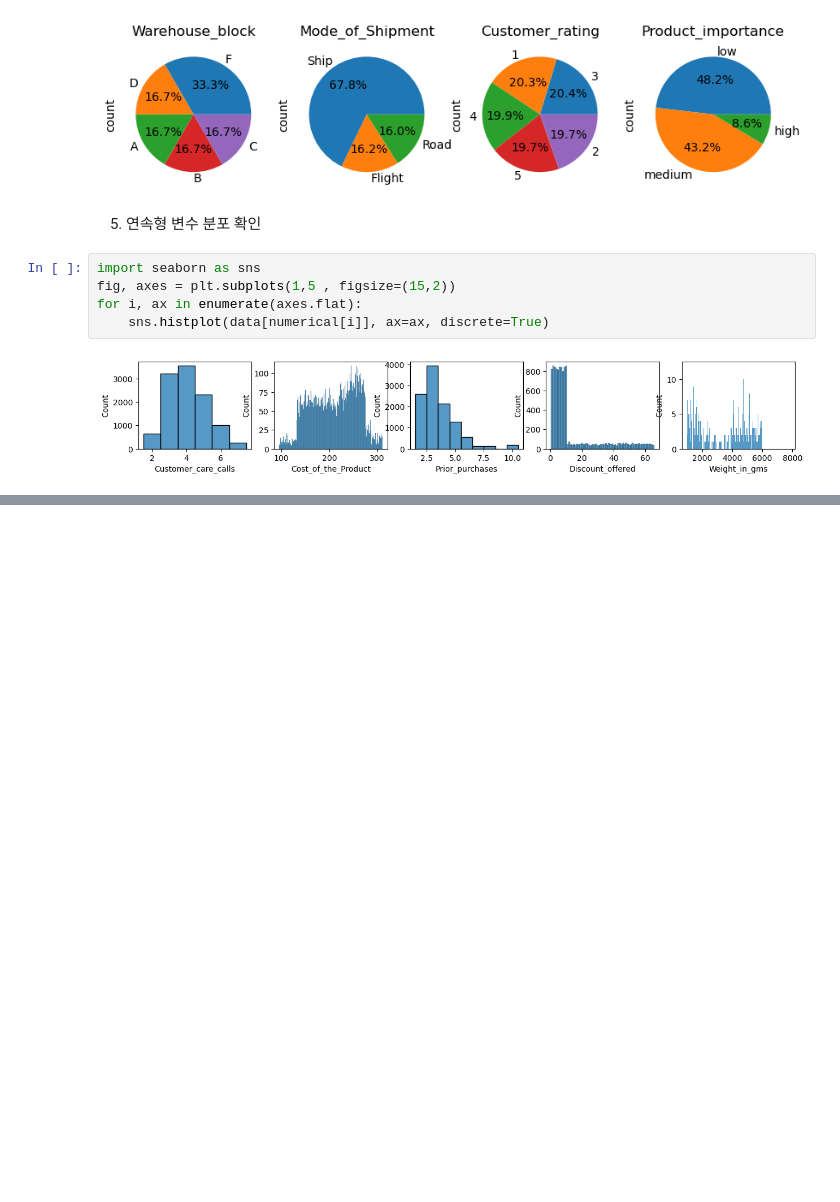
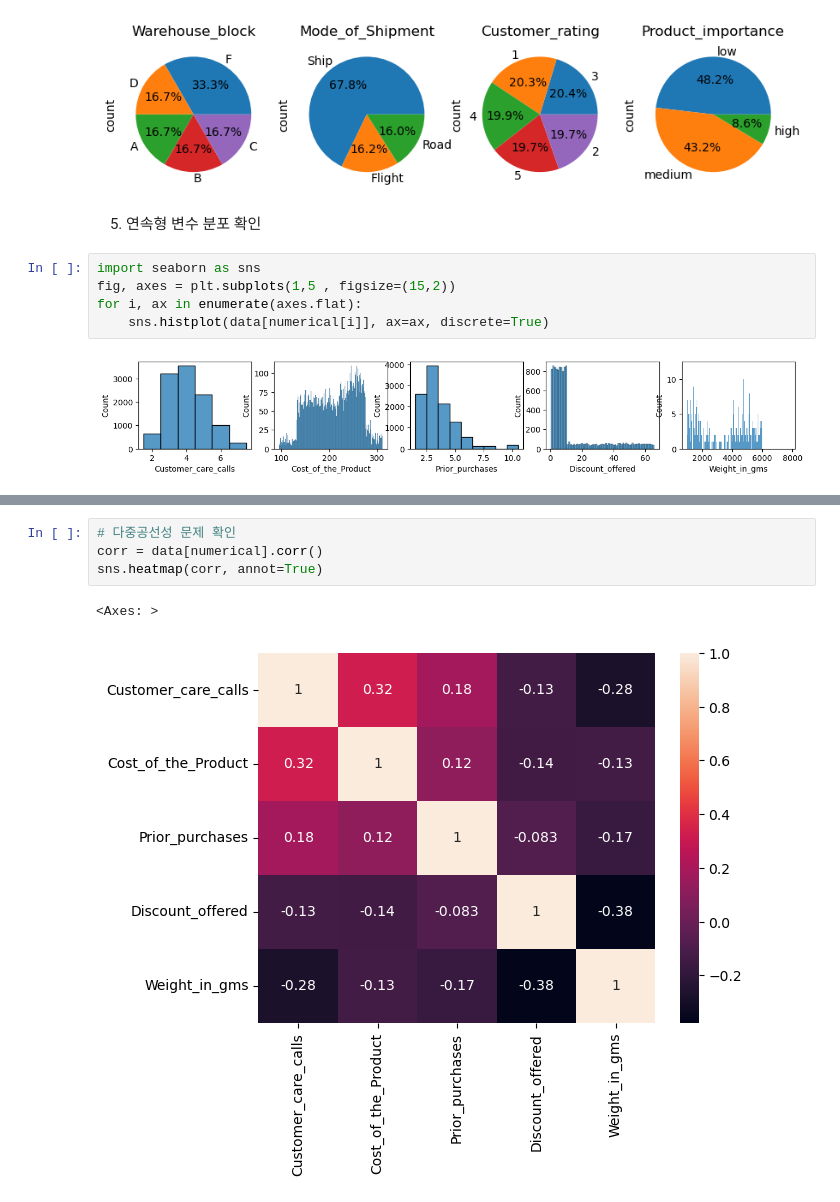
Before and after one commit to Jon9woo/e-commerce_shipping_predict, a Jupyter notebook: notebook/01-dataEDA.ipynb, the cells around one changed output, grey strips where cells are left out. Drawn from its saved outputs; the diff is of its cells as text; blank space fills up the shorter version.

```diff
--- a/notebook/01-dataEDA.ipynb
+++ b/notebook/01-dataEDA.ipynb
@@ -119,0 +125,7 @@ for i, ax in enumerate(axes.flat):
+# %%
+# 다중공선성 문제 확인
+corr = data[numerical].corr()
+sns.heatmap(corr, annot=True)
+# %% [output]
+<Axes: >
+[figure, added]
```
Also changed, not shown: parts of 2 cells of this notebook, 2 other files.
